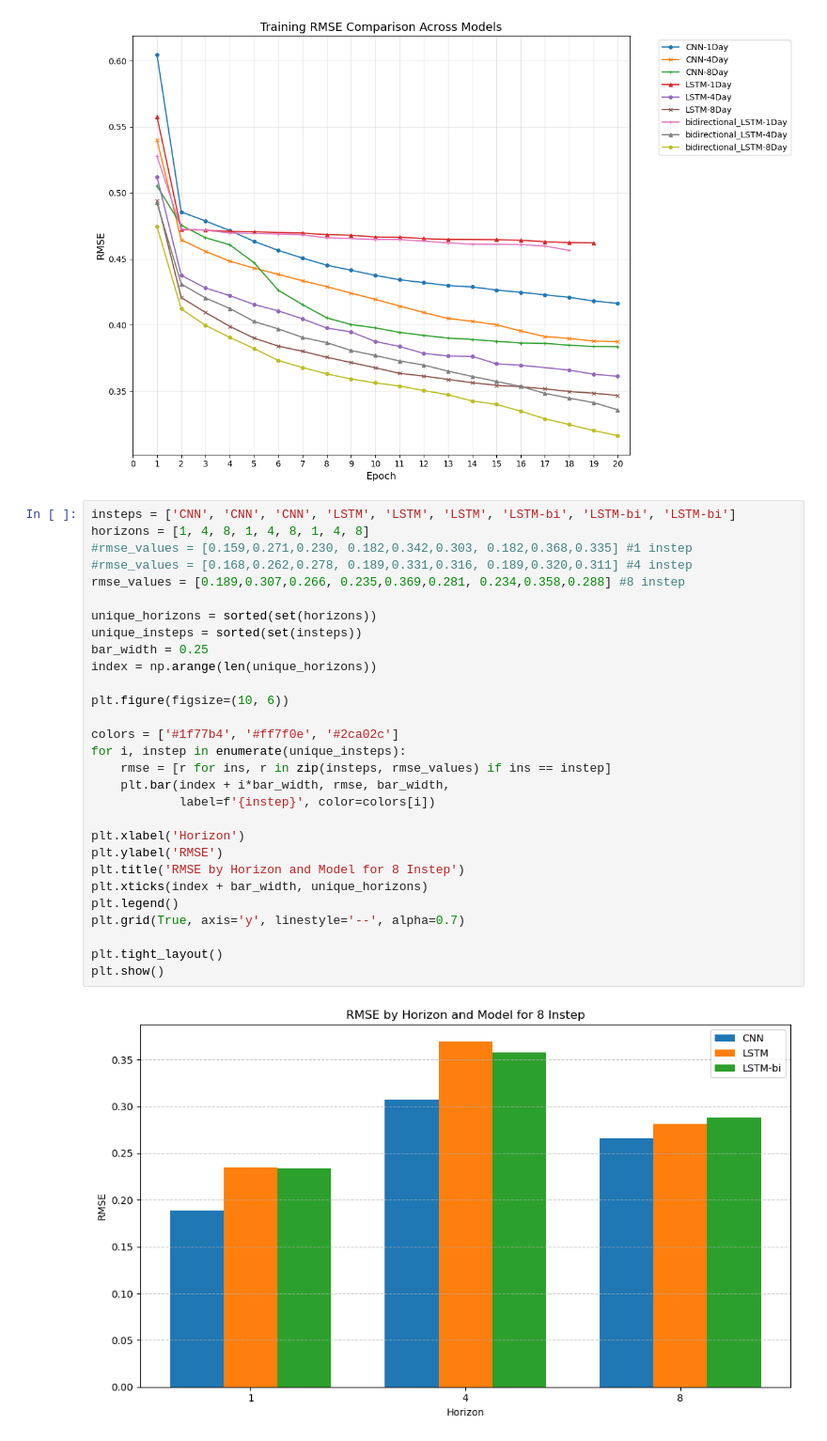
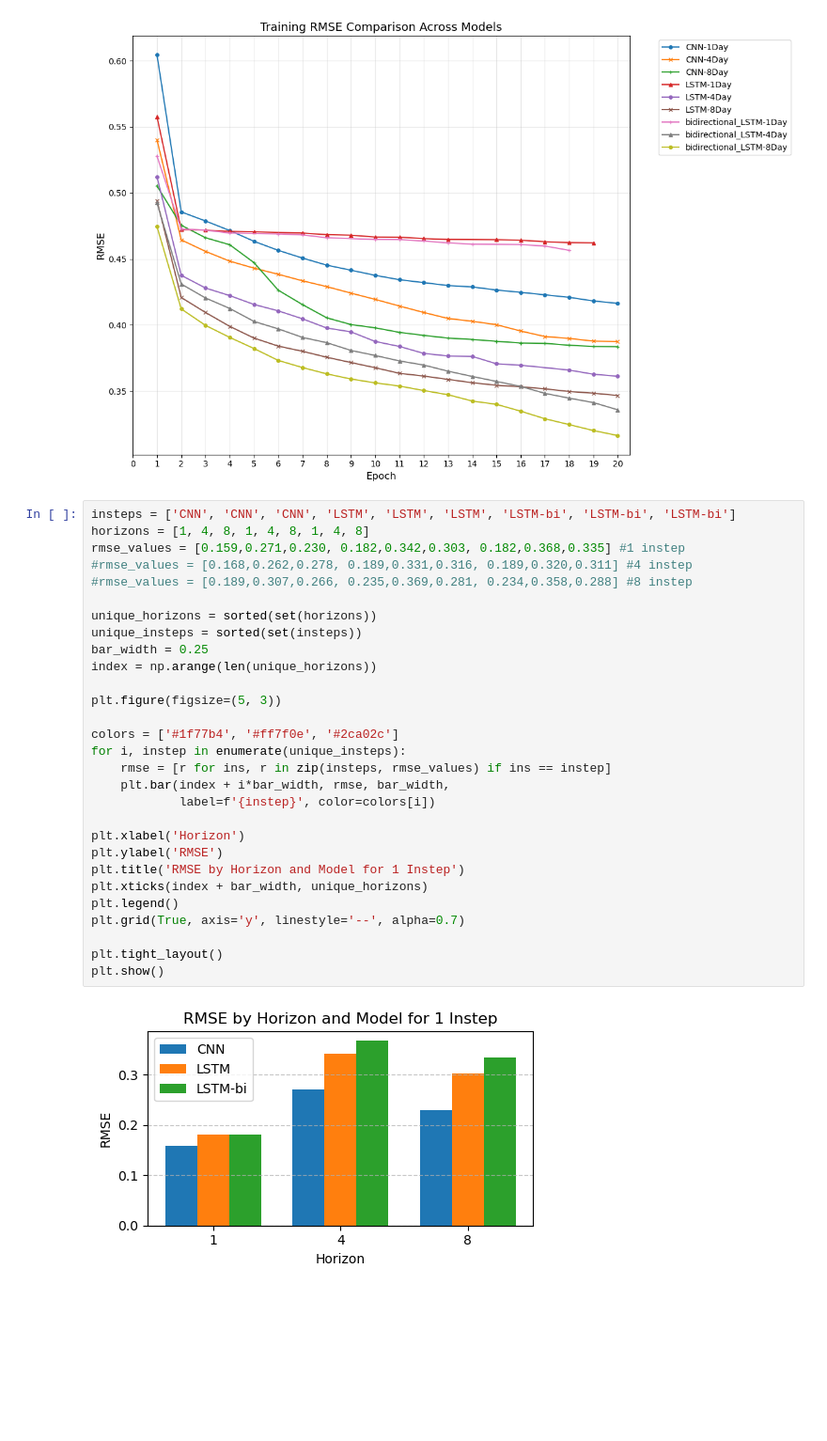
Before and after one commit to paige-marie/cs535_Project, a Jupyter notebook: analysis/Model evaluation.ipynb, the cells around one changed output. Shown at 94% size. Saved outputs shown, nothing was run; the diff lists cells and outputs as text; blank space fills up the shorter version.

```diff
--- a/analysis/Model evaluation.ipynb
+++ b/analysis/Model evaluation.ipynb
@@ -197,31 +209,31 @@ graph_training_loss()
 # %%
 insteps = ['CNN', 'CNN', 'CNN', 'LSTM', 'LSTM', 'LSTM', 'LSTM-bi', 'LSTM-bi', 'LSTM-bi']
 horizons = [1, 4, 8, 1, 4, 8, 1, 4, 8]
-#rmse_values = [0.159,0.271,0.230, 0.182,0.342,0.303, 0.182,0.368,0.335] #1 instep
+rmse_values = [0.159,0.271,0.230, 0.182,0.342,0.303, 0.182,0.368,0.335] #1 instep
 #rmse_values = [0.168,0.262,0.278, 0.189,0.331,0.316, 0.189,0.320,0.311] #4 instep
-rmse_values = [0.189,0.307,0.266, 0.235,0.369,0.281, 0.234,0.358,0.288] #8 instep
+#rmse_values = [0.189,0.307,0.266, 0.235,0.369,0.281, 0.234,0.358,0.288] #8 instep
 
 unique_horizons = sorted(set(horizons))
 unique_insteps = sorted(set(insteps))
 bar_width = 0.25
 index = np.arange(len(unique_horizons))
 
-plt.figure(figsize=(10, 6))
+plt.figure(figsize=(5, 3))
 
 colors = ['#1f77b4', '#ff7f0e', '#2ca02c']
 for i, instep in enumerate(unique_insteps):
     rmse = [r for ins, r in zip(insteps, rmse_values) if ins == instep]
     plt.bar(index + i*bar_width, rmse, bar_width,
             label=f'{instep}', color=colors[i])
 
 plt.xlabel('Horizon')
 plt.ylabel('RMSE')
-plt.title('RMSE by Horizon and Model for 8 Instep')
+plt.title('RMSE by Horizon and Model for 1 Instep')
 plt.xticks(index + bar_width, unique_horizons)
 plt.legend()
 plt.grid(True, axis='y', linestyle='--', alpha=0.7)
 
 plt.tight_layout()
 plt.show()
 # %% [output]
-[figure, old version]
+[figure, new version]
```
Also changed, not shown: parts of 1 cell of this notebook.
